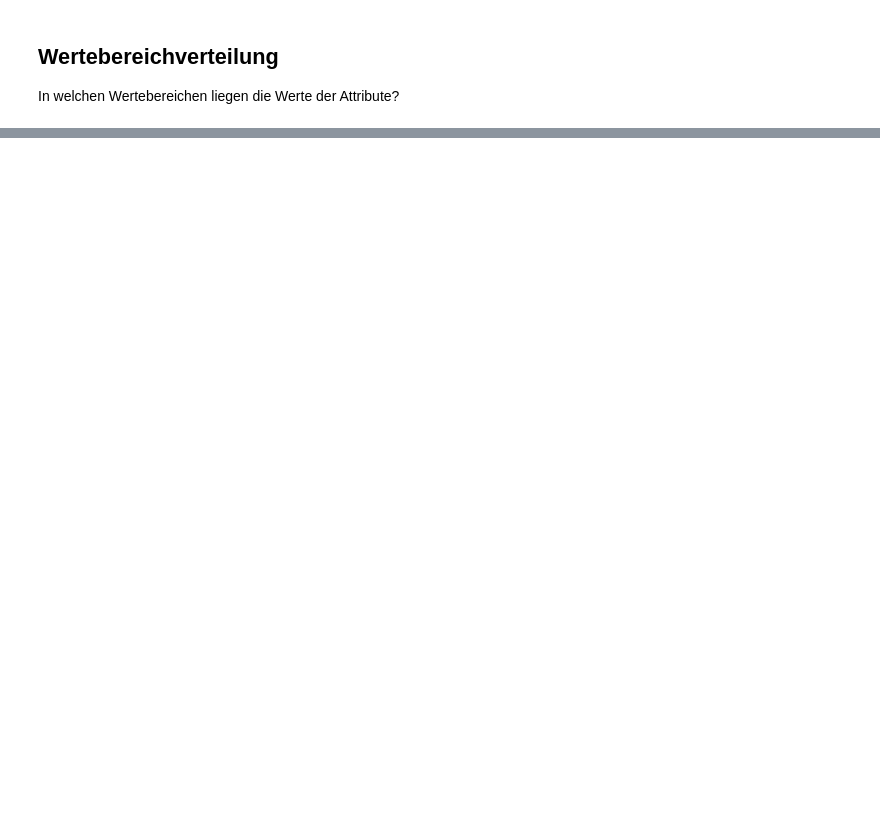
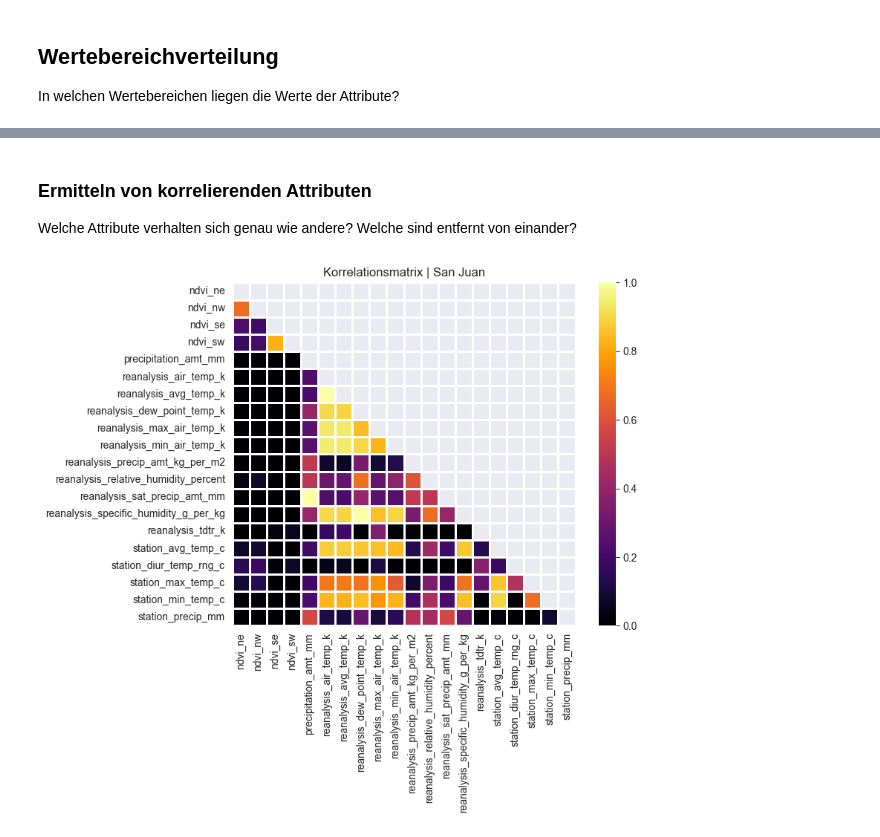
Before and after one commit to LinksMusic/predicitive-analytics, a Jupyter notebook: data_understanding.ipynb, the cells around one changed output, grey strips where cells are left out. Cells and saved outputs as stored; diff of their text form; code cells hidden in the pictures; blank space fills up the shorter version.

Commit message:
add correlationmatrix

```diff
--- a/data_understanding.ipynb
+++ b/data_understanding.ipynb
@@ -173,0 +255,14 @@ Wenn ja, dann können sie zu einer Spalte zusammengeführt werden: total_precipi
+# %% [markdown]
+### Ermitteln von korrelierenden Attributen
+Welche Attribute verhalten sich genau wie andere? Welche sind entfernt von einander?
+# %%
+df_correlation = df_sj_train.drop(columns=ignore_cols)
+correlation_matrix = df_correlation.corr()
+mask = np.triu(np.ones_like(correlation_matrix, dtype=bool))
+plt.figure(figsize=(8, 6))
+sns.heatmap(correlation_matrix,cbar=True, linewidths=2,vmax=1, vmin=0, square=True, mask=mask, cmap='inferno')
+plt.title('Korrelationsmatrix | San Juan')
+plt.savefig('pictures/korrelationsmatrix_sj.png',bbox_inches="tight")
+plt.show()
+# %% [output]
+[figure, added]
```
Also changed, not shown: parts of 21 cells of this notebook.
